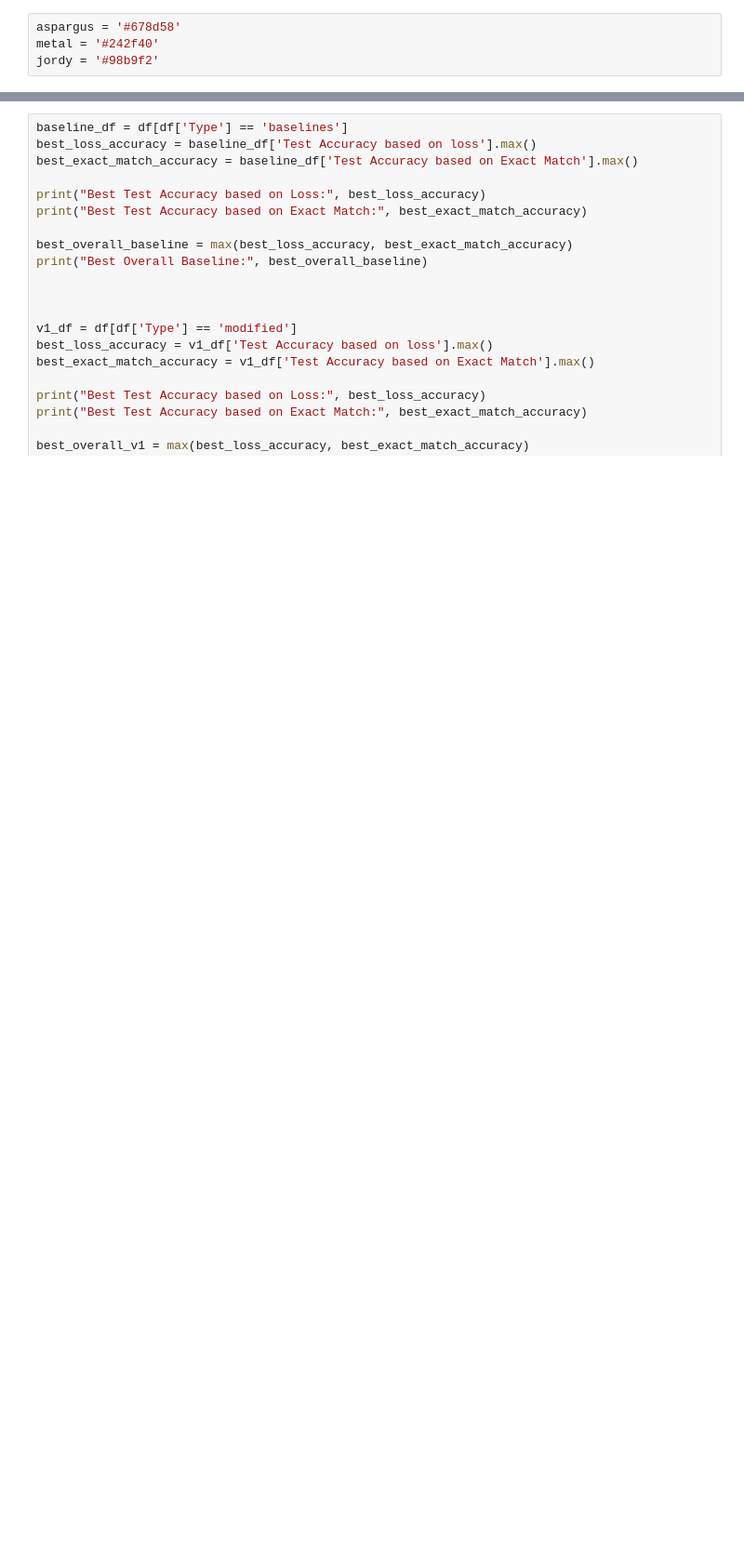
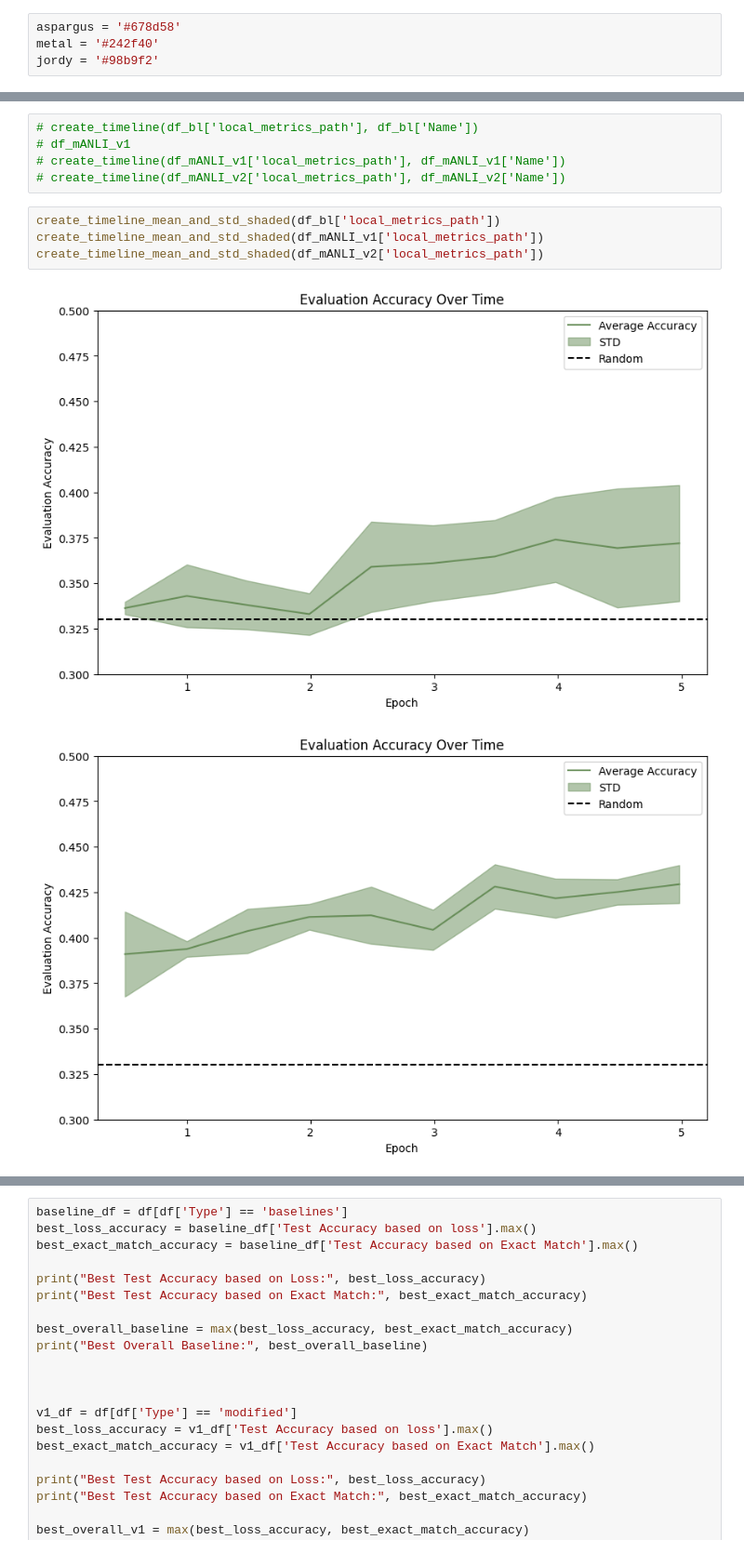
Before and after one commit to tomlpieper/ba, a Jupyter notebook: plotting.ipynb, the cells around one changed output, grey strips where cells are left out. Shown at 93% size. Cells and saved outputs as stored; diff of their text form; blank space fills up the shorter version.

```diff
--- a/plotting.ipynb
+++ b/plotting.ipynb
@@ -536,0 +353,12 @@ plt.show()
+# %%
+# create_timeline(df_bl['local_metrics_path'], df_bl['Name'])
+# df_mANLI_v1
+# create_timeline(df_mANLI_v1['local_metrics_path'], df_mANLI_v1['Name'])
+# create_timeline(df_mANLI_v2['local_metrics_path'], df_mANLI_v2['Name'])
+# %%
+create_timeline_mean_and_std_shaded(df_bl['local_metrics_path'])
+create_timeline_mean_and_std_shaded(df_mANLI_v1['local_metrics_path'])
+create_timeline_mean_and_std_shaded(df_mANLI_v2['local_metrics_path'])
+# %% [output]
+[figure, added]
+[figure, added]
```
Also changed, not shown: parts of 23 cells of this notebook, 1 other file.
